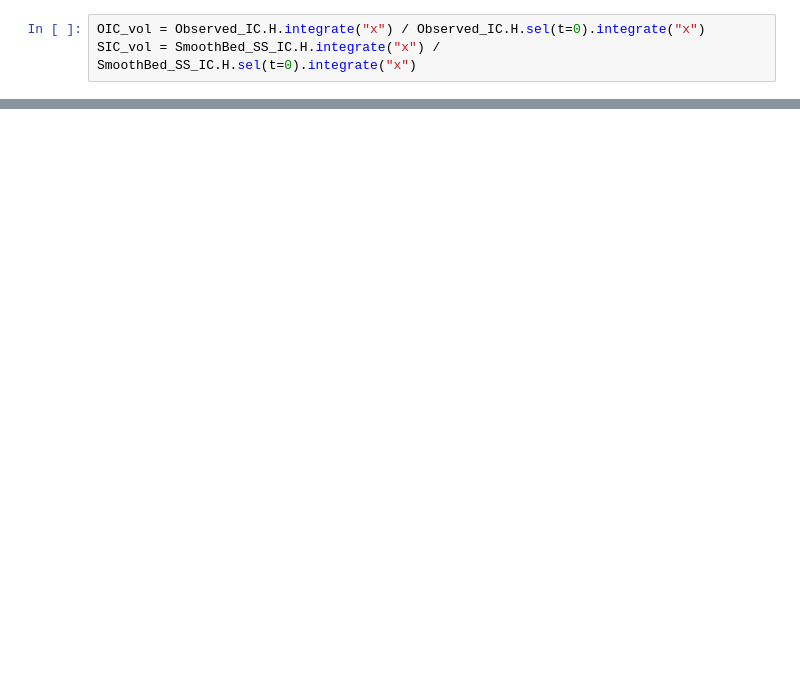
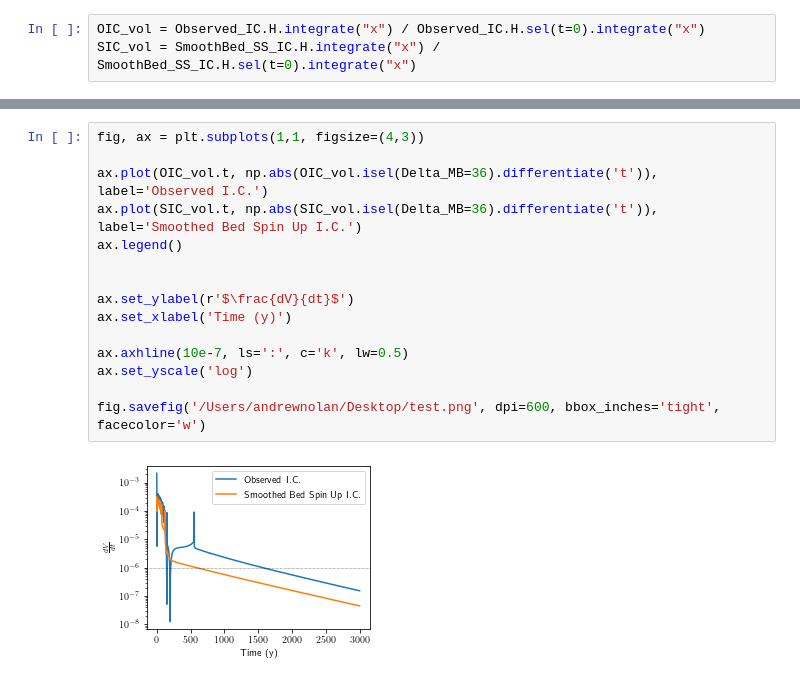
Before and after one commit to andrewdnolan/Harmonic_Beds, a Jupyter notebook: Notebooks/Hysterisis.ipynb, the cells around one changed output, grey strips where cells are left out. Drawn from its saved outputs; the diff is of its cells as text; blank space fills up the shorter version.

```diff
--- a/Notebooks/Hysterisis.ipynb
+++ b/Notebooks/Hysterisis.ipynb
@@ -80,3 +119,20 @@ array(2.45)
+# %%
+fig, ax = plt.subplots(1,1, figsize=(4,3))
+
+ax.plot(OIC_vol.t, np.abs(OIC_vol.isel(Delta_MB=36).differentiate('t')), label='Observed I.C.')
+ax.plot(SIC_vol.t, np.abs(SIC_vol.isel(Delta_MB=36).differentiate('t')), label='Smoothed Bed Spin Up I.C.')
+ax.legend()
+
+
+ax.set_ylabel(r'$\frac{dV}{dt}$')
+ax.set_xlabel('Time (y)')
+
+ax.axhline(10e-7, ls=':', c='k', lw=0.5)
+ax.set_yscale('log')
+
+fig.savefig('/Users/andrewnolan/Desktop/test.png', dpi=600, bbox_inches='tight', facecolor='w')
+# %% [output]
+[figure, added]
 # %%
 fig, ax = plt.subplots(2,1, sharey=True, sharex=True)
 
```
Also changed, not shown: parts of 14 cells of this notebook, 9 other files.
